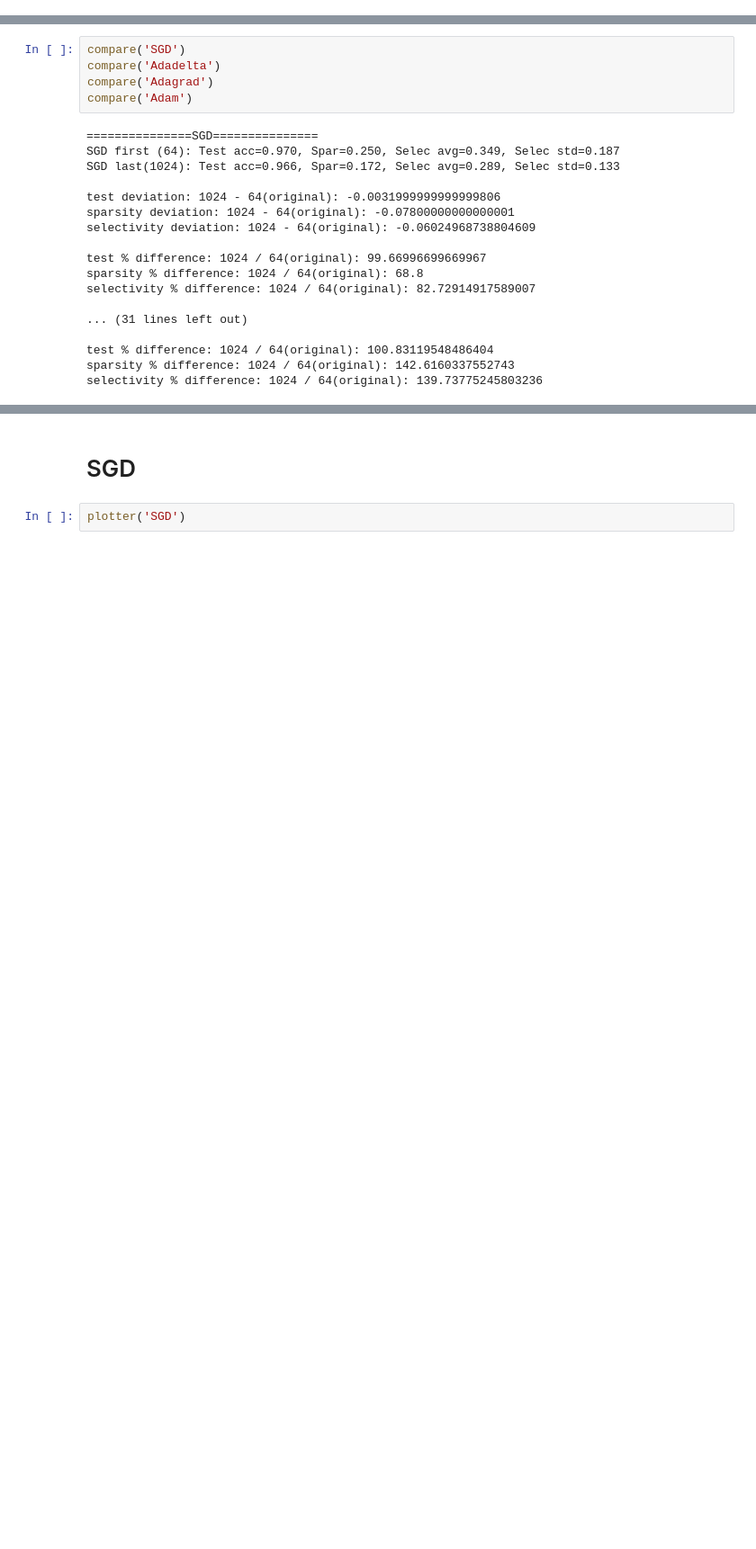
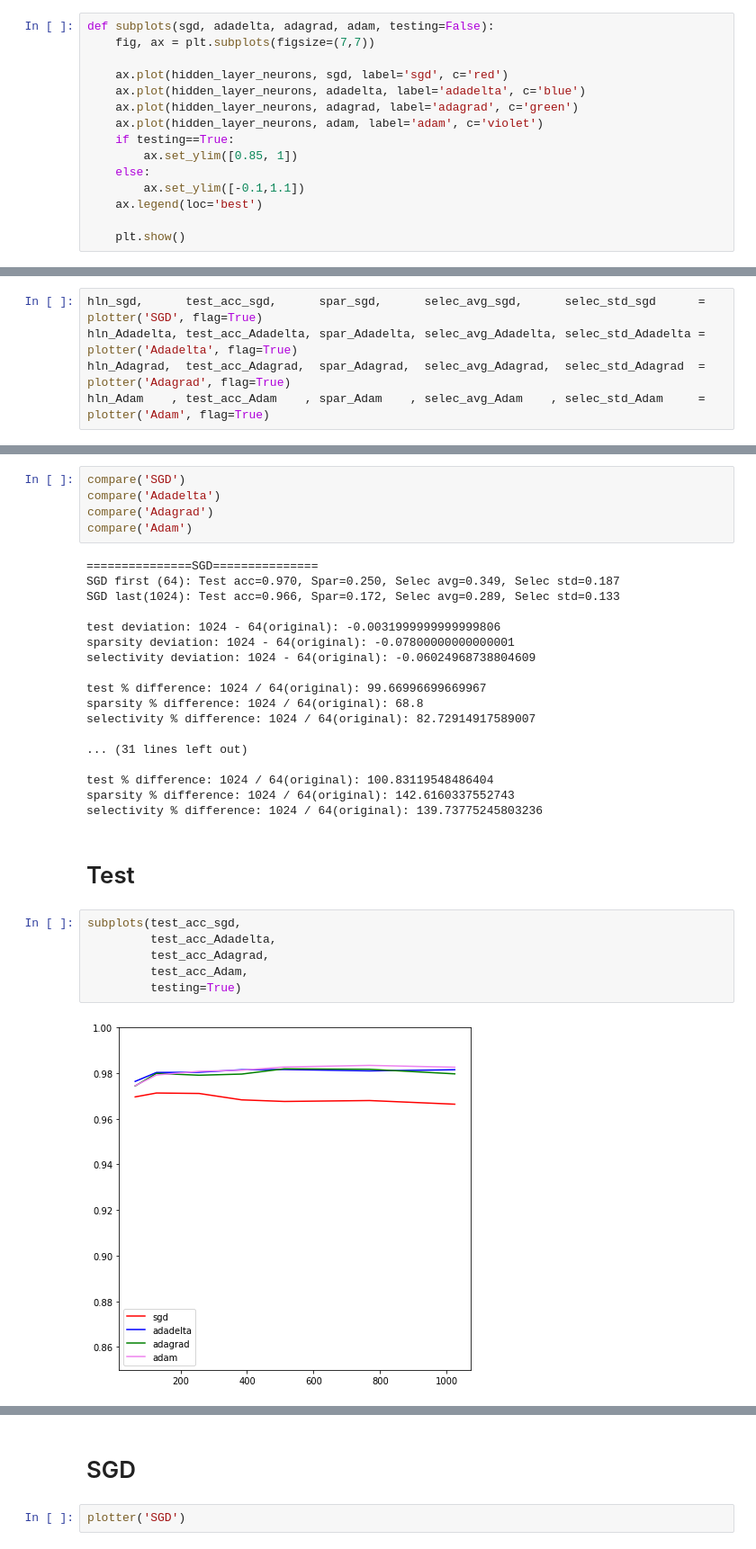
Before and after one commit to 7201krap/COMS30045_Individual-Project, a Jupyter notebook: FINAL/Graphs/data_num_neurons/neurons_sparsity_selectivity_graph.ipynb, the cells around one changed output, grey strips where cells are left out. Shown at 90% size. Saved outputs shown, nothing was run; the diff lists cells and outputs as text; blank space fills up the shorter version.

```diff
--- a/FINAL/Graphs/data_num_neurons/neurons_sparsity_selectivity_graph.ipynb
+++ b/FINAL/Graphs/data_num_neurons/neurons_sparsity_selectivity_graph.ipynb
@@ -72,0 +75,15 @@ hidden_layer_neurons = [64, 128, 256, 384, 512, 768, 1024]
+# %%
+def subplots(sgd, adadelta, adagrad, adam, testing=False):
+    fig, ax = plt.subplots(figsize=(7,7))
+
+    ax.plot(hidden_layer_neurons, sgd, label='sgd', c='red')
+    ax.plot(hidden_layer_neurons, adadelta, label='adadelta', c='blue')
+    ax.plot(hidden_layer_neurons, adagrad, label='adagrad', c='green')
+    ax.plot(hidden_layer_neurons, adam, label='adam', c='violet')
+    if testing==True:
+        ax.set_ylim([0.85, 1])
+    else:
+        ax.set_ylim([-0.1,1.1])
+    ax.legend(loc='best')
+
+    plt.show()
@@ -83,6 +122,11 @@ def plotter(optimizer_name, flag=False):
 
     if flag==True:
         return hidden_layer_neurons, test_vals, sparsities, selectivity_average, selectivity_std
+# %%
+hln_sgd,      test_acc_sgd,      spar_sgd,      selec_avg_sgd,      selec_std_sgd      = plotter('SGD', flag=True)
+hln_Adadelta, test_acc_Adadelta, spar_Adadelta, selec_avg_Adadelta, selec_std_Adadelta = plotter('Adadelta', flag=True)
+hln_Adagrad,  test_acc_Adagrad,  spar_Adagrad,  selec_avg_Adagrad,  selec_std_Adagrad  = plotter('Adagrad', flag=True)
+hln_Adam    , test_acc_Adam    , spar_Adam    , selec_avg_Adam    , selec_std_Adam     = plotter('Adam', flag=True)
 # %% [markdown]
 # Compare
 # %%
@@ -122,3 +166,13 @@ selectivity % difference: 1024 / 64(original): 82.72914917589007
 test % difference: 1024 / 64(original): 100.83119548486404
 sparsity % difference: 1024 / 64(original): 142.6160337552743
 selectivity % difference: 1024 / 64(original): 139.73775245803236
+# %% [markdown]
+# Test
+# %%
+subplots(test_acc_sgd,
+         test_acc_Adadelta,
+         test_acc_Adagrad,
+         test_acc_Adam,
+         testing=True)
+# %% [output]
+[figure, added]
```
Also changed, not shown: parts of 4 cells of this notebook, 3 other files.
